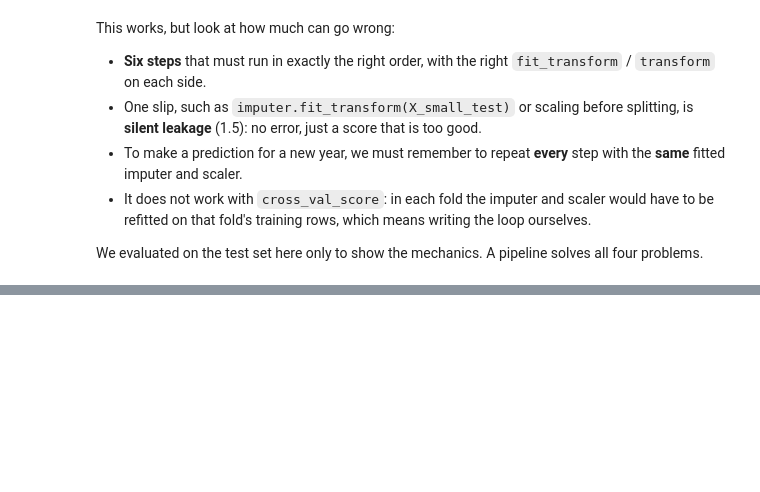
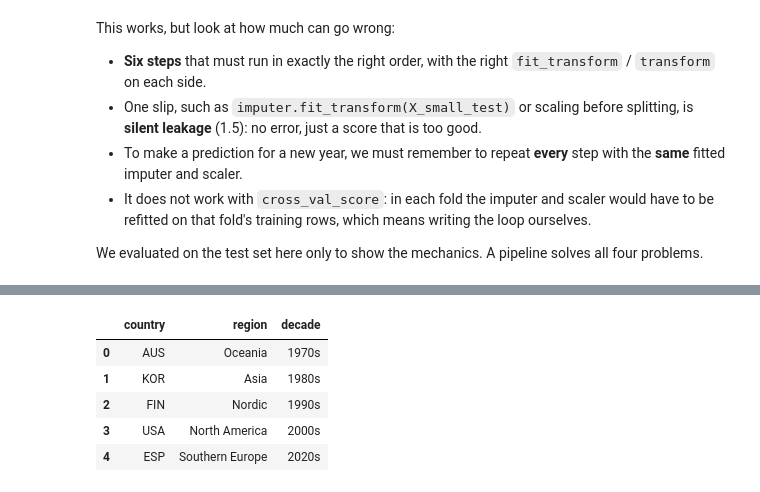
Before and after one commit to iaac-maai/Group8-day1-assignment, a Jupyter notebook: notebook/Day2_models.ipynb, the cells around one changed output, grey strips where cells are left out. Drawn from its saved outputs; the diff is of its cells as text; code cells hidden in the pictures; blank space fills up the shorter version.

```diff
--- a/notebook/Day2_models.ipynb
+++ b/notebook/Day2_models.ipynb
@@ -759,0 +810,21 @@ We evaluated on the test set here only to show the mechanics. A pipeline solves
+# %%
+region_cols = [c for c in df.columns if c.startswith("region_")]
+
+cat_df = pd.DataFrame({
+    "country": df["iso"],
+    "region": df[region_cols].idxmax(axis=1).str.removeprefix("region_"),
+    "decade": df["decade"].astype(str) + "s",
+})
+
+# 5 rows with different regions and decades
+picks = [("AUS", 1979), ("KOR", 1988), ("FIN", 1995), ("USA", 2007), ("ESP", 2021)]
+rows = [df.index[(df["iso"] == iso) & (df["year"] == year)][0] for iso, year in picks]
+examples = cat_df.loc[rows].reset_index(drop=True)
+examples
+# %% [output]
+|  | country | region | decade |
+| 0 | AUS | Oceania | 1970s |
+| 1 | KOR | Asia | 1980s |
+| 2 | FIN | Nordic | 1990s |
+| 3 | USA | North America | 2000s |
+| 4 | ESP | Southern Europe | 2020s |
```
Also changed, not shown: parts of 6 cells of this notebook.
